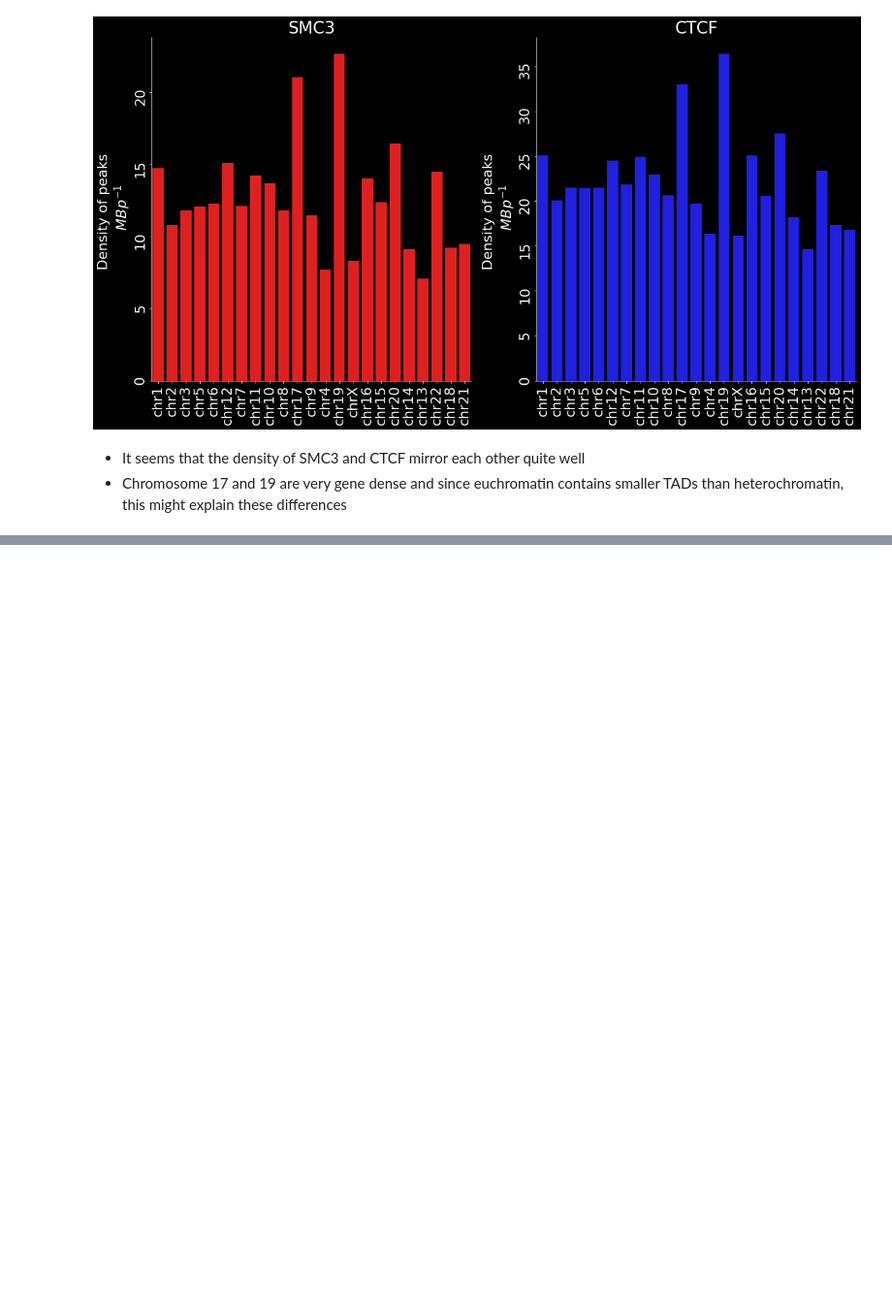
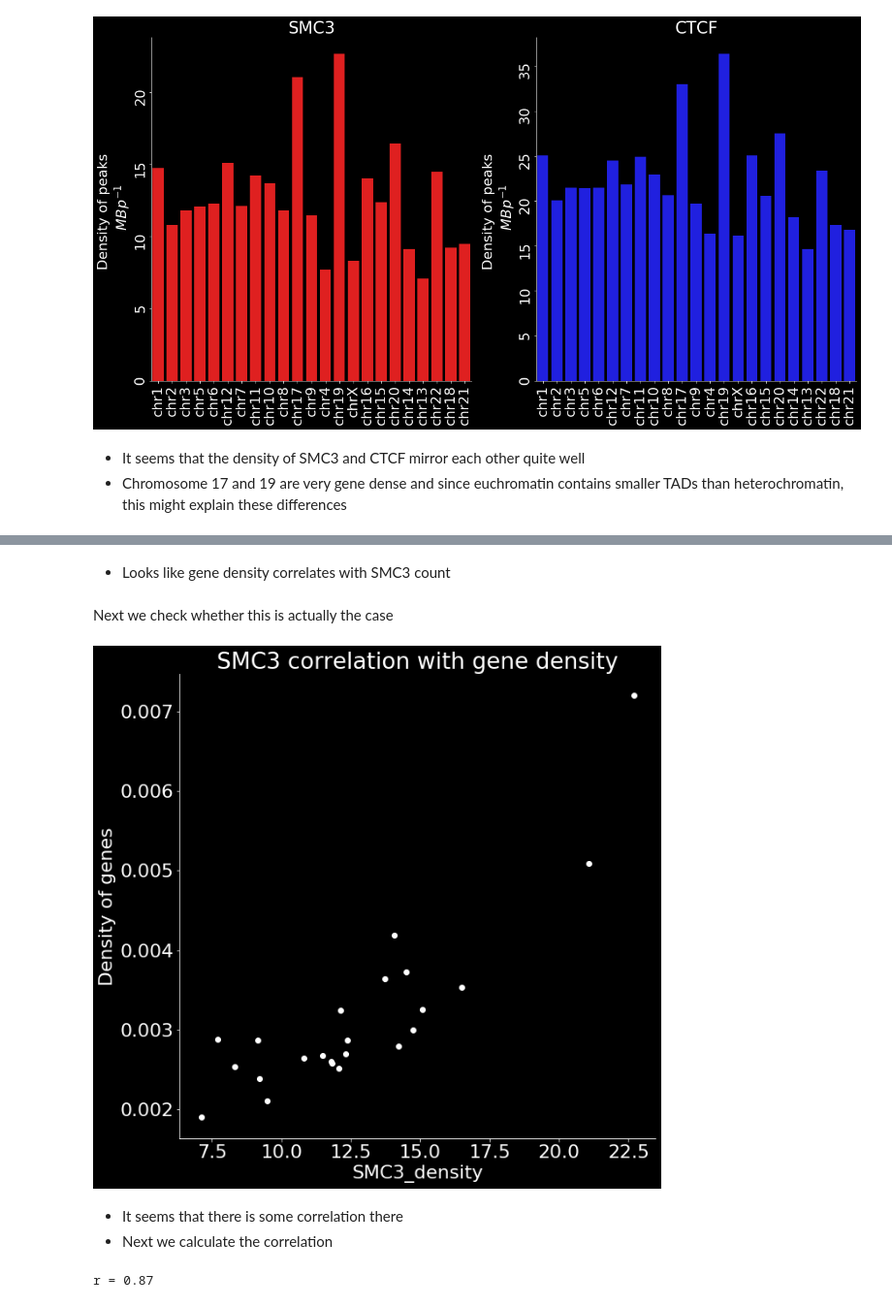
Before and after one commit to Mittmich/Sequencing_data_lesson_1, a Jupyter notebook: Example1_SMC3_CTCF_overlap.ipynb, the cells around one changed output, grey strips where cells are left out. Shown at 97% size. Cells and saved outputs as stored; diff of their text form; code cells hidden in the pictures; blank space fills up the shorter version.

```diff
--- a/Example1_SMC3_CTCF_overlap.ipynb
+++ b/Example1_SMC3_CTCF_overlap.ipynb
@@ -288,0 +365,21 @@ plt.show()
+# %% [markdown]
+- Looks like gene density correlates with SMC3 count
+# %% [markdown]
+Next we check whether this is actually the case
+# %%
+f, ax = plt.subplots()
+ax.plot(geneCountMerged["SMC3_density"], geneCountMerged["geneDensity"] , "o", color="white")
+sbn.despine()
+ax.set(xlabel="SMC3_density", ylabel="Density of genes", title="SMC3 correlation with gene density")
+f.set_size_inches(10, 10)
+plt.show()
+# %% [output]
+[figure, added]
+# %% [markdown]
+- It seems that there is some correlation there
+- Next we calculate the correlation
+# %%
+slope, intercept, r_value, p_value, std_err = linregress(geneCountMerged["SMC3_density"], geneCountMerged["geneDensity"])
+print(f"r = {np.round(r_value, 2)}")
+# %% [output]
+r = 0.87
```
Also changed, not shown: parts of 14 cells of this notebook.
